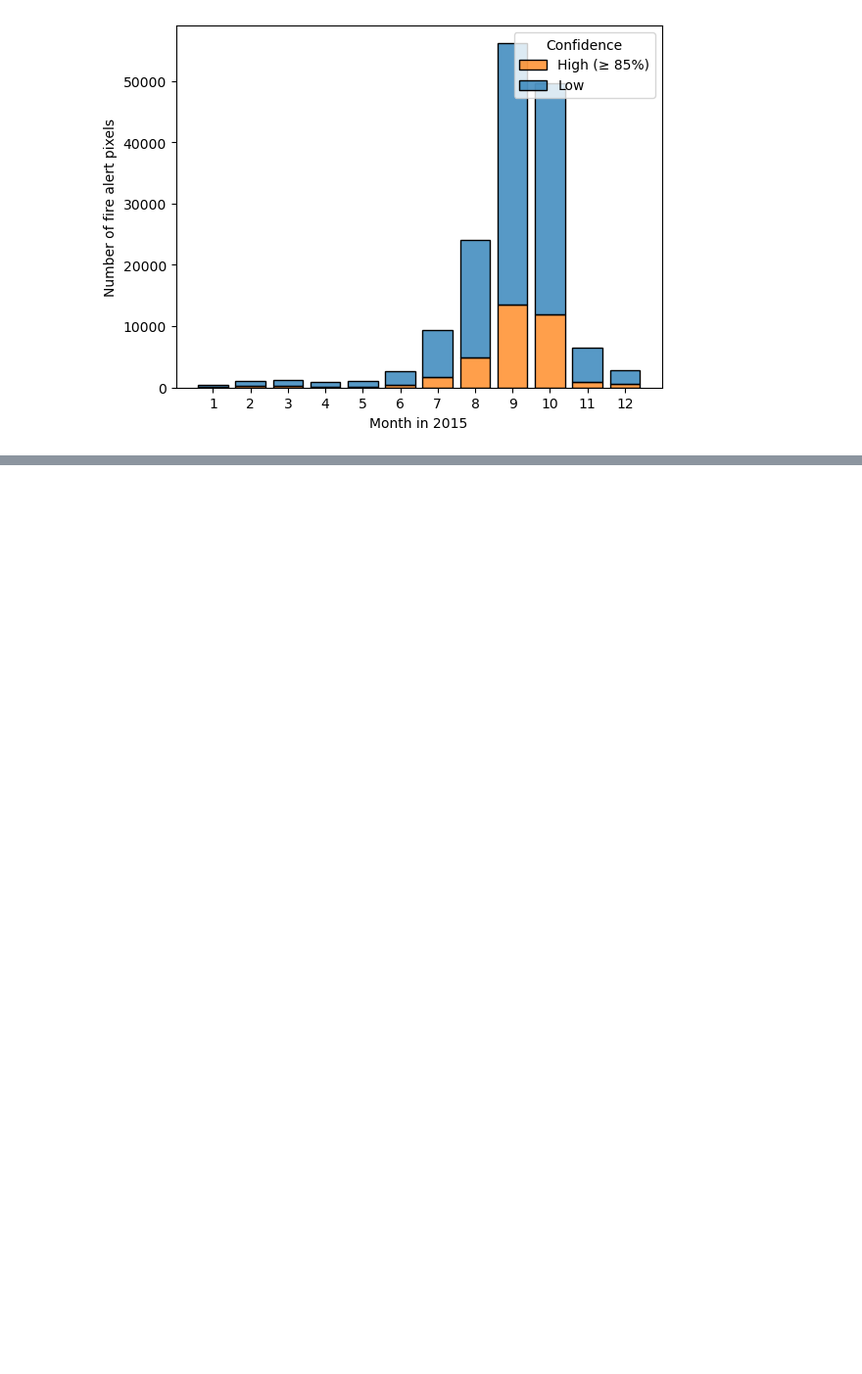
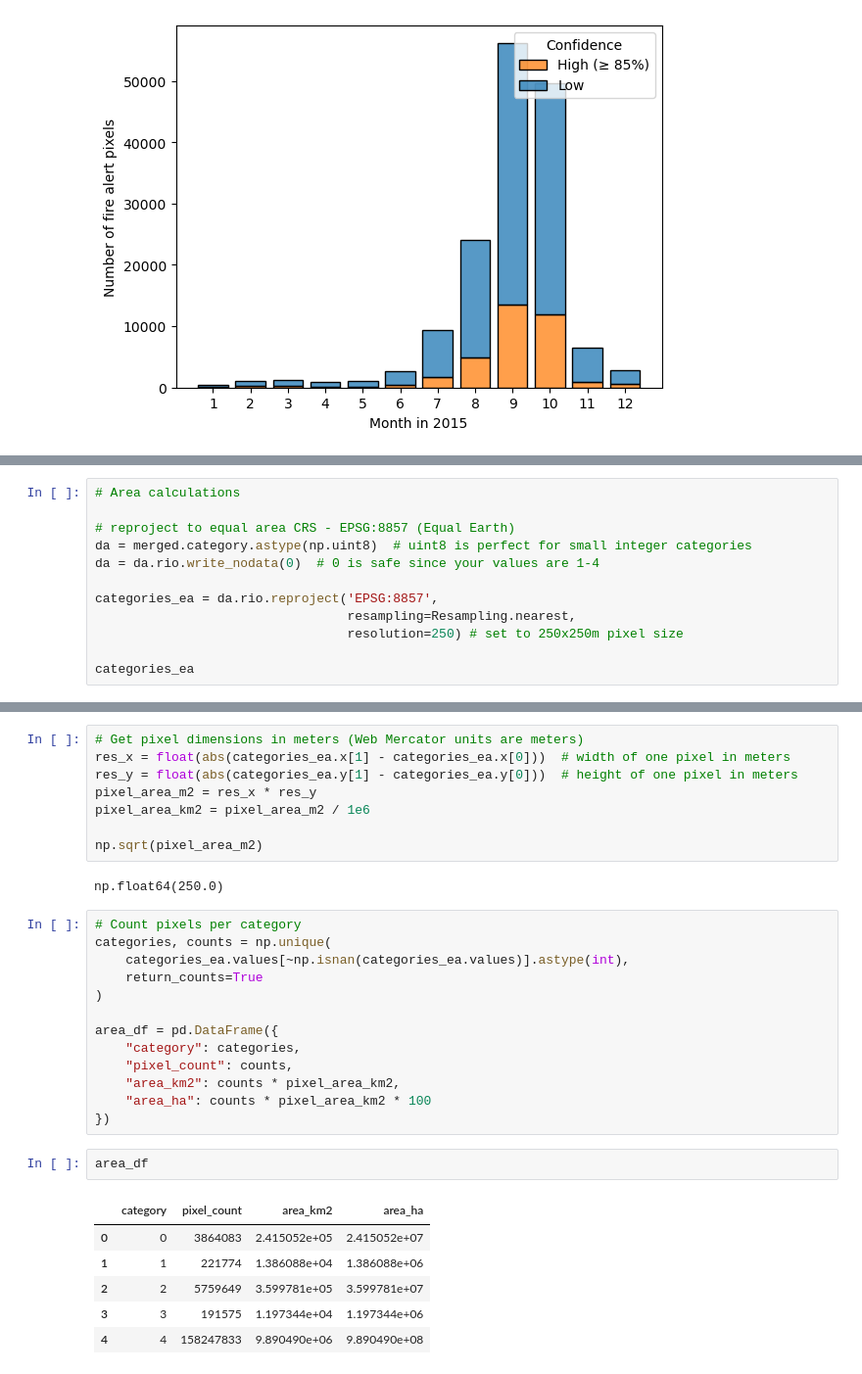
Before and after one commit to ninorp55/tropical-peat-post-fire-vegetation-recovery, a Jupyter notebook: 1_preprocessing.ipynb, the cells around one changed output, grey strips where cells are left out. Shown at 98% size. Saved outputs shown, nothing was run; the diff lists cells and outputs as text; blank space fills up the shorter version.

```diff
--- a/1_preprocessing.ipynb
+++ b/1_preprocessing.ipynb
@@ -165,0 +313,12 @@ fires_after = modis_fa_vf[modis_fa_vf.ACQ_DATE > end_date]
+# %%
+# Area calculations
+
+# reproject to equal area CRS - EPSG:8857 (Equal Earth)
+da = merged.category.astype(np.uint8)  # uint8 is perfect for small integer categories
+da = da.rio.write_nodata(0)  # 0 is safe since your values are 1-4
+
+categories_ea = da.rio.reproject('EPSG:8857',
+                                 resampling=Resampling.nearest,
+                                 resolution=250) # set to 250x250m pixel size
+
+categories_ea
@@ -165,0 +341,32 @@ fires_after = modis_fa_vf[modis_fa_vf.ACQ_DATE > end_date]
+# %%
+# Get pixel dimensions in meters (Web Mercator units are meters)
+res_x = float(abs(categories_ea.x[1] - categories_ea.x[0]))  # width of one pixel in meters
+res_y = float(abs(categories_ea.y[1] - categories_ea.y[0]))  # height of one pixel in meters
+pixel_area_m2 = res_x * res_y
+pixel_area_km2 = pixel_area_m2 / 1e6
+
+np.sqrt(pixel_area_m2)
+# %% [output]
+np.float64(250.0)
+# %%
+# Count pixels per category
+categories, counts = np.unique(
+    categories_ea.values[~np.isnan(categories_ea.values)].astype(int),
+    return_counts=True
+)
+
+area_df = pd.DataFrame({
+    "category": categories,
+    "pixel_count": counts,
+    "area_km2": counts * pixel_area_km2,
+    "area_ha": counts * pixel_area_km2 * 100
+})
+# %%
+area_df
+# %% [output]
+|  | category | pixel_count | area_km2 | area_ha |
+| 0 | 0 | 3864083 | 2.415052e+05 | 2.415052e+07 |
+| 1 | 1 | 221774 | 1.386088e+04 | 1.386088e+06 |
+| 2 | 2 | 5759649 | 3.599781e+05 | 3.599781e+07 |
+| 3 | 3 | 191575 | 1.197344e+04 | 1.197344e+06 |
+| 4 | 4 | 158247833 | 9.890490e+06 | 9.890490e+08 |
```
Also changed, not shown: parts of 35 cells of this notebook.
